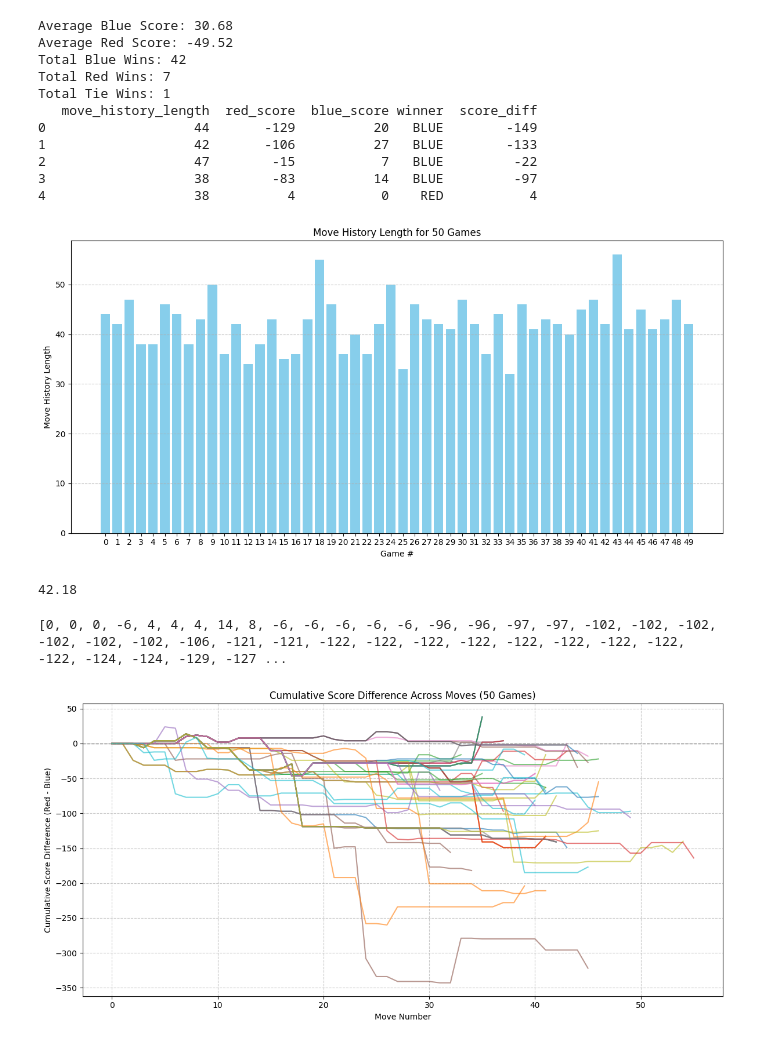
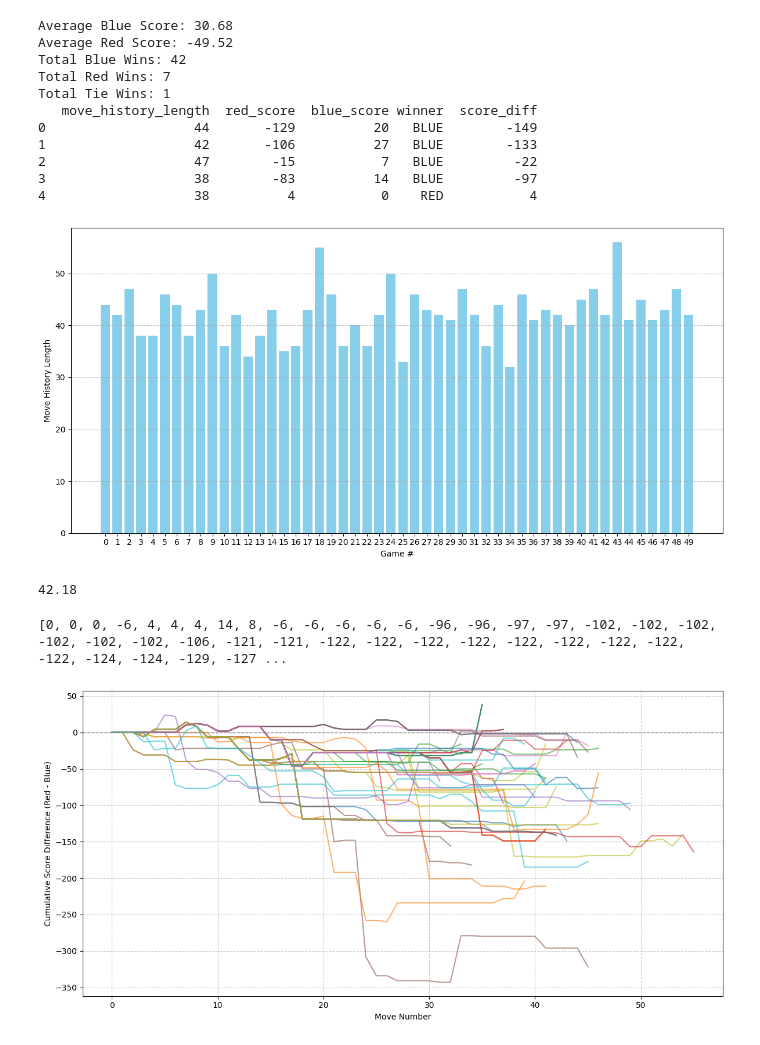
Before and after one commit to RCJamen/damathllm, a Jupyter notebook: results/minimax_statistics.ipynb, the cells around one changed output. Cells and saved outputs as stored; diff of their text form; code cells hidden in the pictures.

```diff
--- a/results/minimax_statistics.ipynb
+++ b/results/minimax_statistics.ipynb
@@ -76,7 +76,7 @@ plt.figure(figsize=(12, 6))
 plt.bar(df.index, df['move_history_length'], color='skyblue')
 plt.xlabel("Game #")
 plt.ylabel("Move History Length")
-plt.title("Move History Length for 50 Games")
+# plt.title("Move History Length for 50 Games")
 plt.xticks(ticks=np.arange(50), labels=np.arange(50))
 plt.tight_layout()
 plt.grid(axis='y', linestyle='--', alpha=0.7)
@@ -87,7 +87,7 @@ plt.show()
 average_length = df['move_history_length'].mean()
 print(average_length)
 # %% [output]
-[figure, old version]
+[figure, new version]
 42.18
 # %%
 def get_difflist(history):
@@ -116,22 +116,22 @@ df['move_difflist'].to_csv('minimax_difflist.csv', index=False)
 # %%
 # Plot each game's cumulative score difference over time
 plt.figure(figsize=(12, 6))
 
 for i, row in df.iterrows():
     move_numbers = list(range(len(row["move_difflist"])))
     plt.plot(move_numbers, row["move_difflist"], label=f"Game {i+1}", alpha=0.6)
 
 plt.xlabel("Move Number")
 plt.ylabel("Cumulative Score Difference (Red - Blue)")
-plt.title("Cumulative Score Difference Across Moves (50 Games)")
+# plt.title("Cumulative Score Difference Across Moves (50 Games)")
 plt.axhline(0, linestyle='--', color='gray', linewidth=1)
 plt.grid(True, linestyle='--', alpha=0.7)
 plt.tight_layout()
 # plt.legend(loc='upper left', bbox_to_anchor=(1, 1))
 plt.savefig('images/minimax_cumuscorediff.png', dpi=100)
 plt.show()
 # %% [output]
-[figure, old version]
+[figure, new version]
 # %%
 avg = df[['red_score', 'blue_score']].mean()
 print(avg)
```
Also changed, not shown: parts of 2 cells of this notebook, 10 other files.
